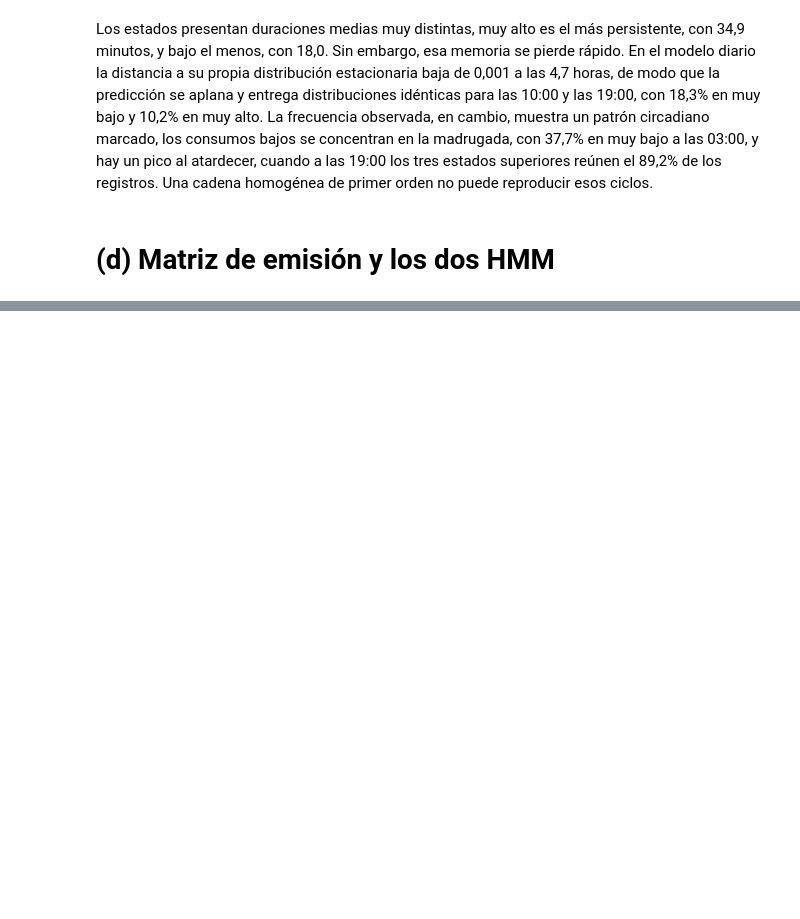
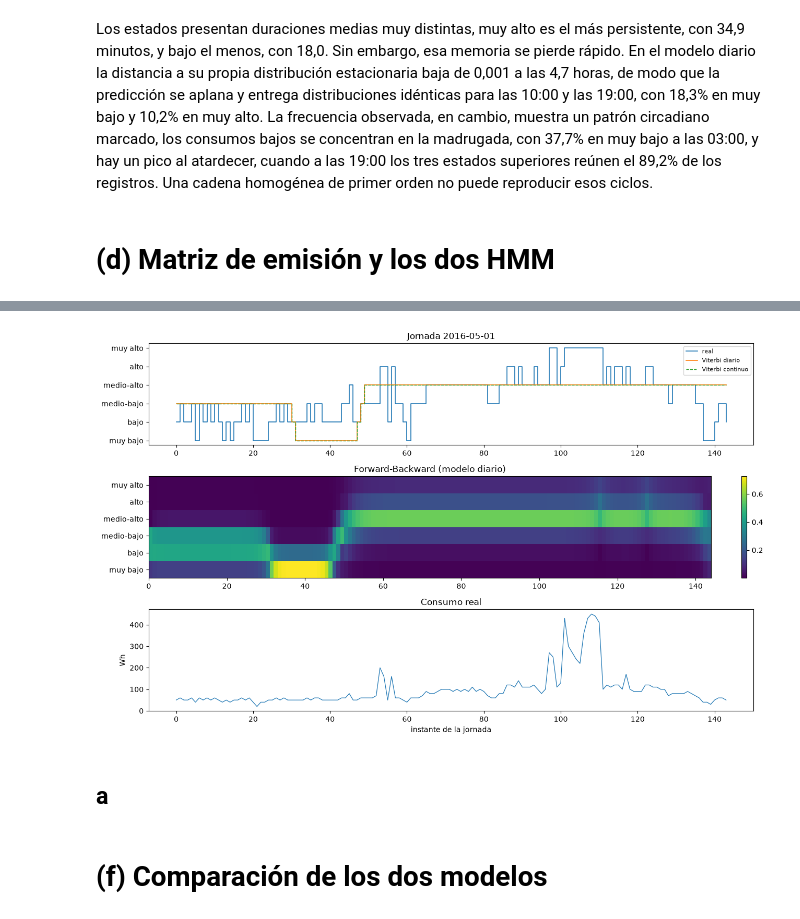
Before and after one commit to Shimumuu/Tareas_AI_2026, a Jupyter notebook: Magdalena_Correa_Martin_Melo_Tarea1_Part2.ipynb, the cells around one changed output, grey strips where cells are left out. Drawn from its saved outputs; the diff is of its cells as text; code cells hidden in the pictures; blank space fills up the shorter version.

Commit message:
Punto d y e -  Distribuciones, matrices de trancision, Forward-Backward y Viterbi realizados.

```diff
--- a/Magdalena_Correa_Martin_Melo_Tarea1_Part2.ipynb
+++ b/Magdalena_Correa_Martin_Melo_Tarea1_Part2.ipynb
@@ -529,0 +665,15 @@ Los estados presentan duraciones medias muy distintas, muy alto es el más persi
+# %%
+logv_cont, vit_cont = hmm_cont.decode(O, algorithm="viterbi")
+logv_dia, vit_dia = hmm_dia.decode(O, algorithm="viterbi")
+
+map_cont = post_cont.argmax(axis=1)
+map_dia = post_dia.argmax(axis=1)
+
+comparacion = pd.DataFrame({
+    "log P(O)": [hmm_cont.score(O), hmm_dia.score(O)],
+    "log P(camino)": [logv_cont, logv_dia],
+    "acierto Viterbi": [(vit_cont == reales).mean(), (vit_dia == reales).mean()],
+    "acierto Forward-Backward": [(map_cont == reales).mean(), (map_dia == reales).mean()],
+    "desacuerdo entre ambos": [(vit_cont != map_cont).mean(), (vit_dia != map_dia).mean()],
+}, index=["continuo", "diario"]).round(4)
+comparacion
@@ -529,0 +711,27 @@ Los estados presentan duraciones medias muy distintas, muy alto es el más persi
+# %%
+fig, ax = plt.subplots(3, 1, figsize=(13, 8))
+
+ax[0].step(range(len(O)), reales, where="post", lw=1.2, label="real")
+ax[0].step(range(len(O)), vit_dia, where="post", lw=1.2, label="Viterbi diario")
+ax[0].step(range(len(O)), vit_cont, where="post", lw=1, ls="--", label="Viterbi continuo")
+ax[0].set_yticks(range(6)); ax[0].set_yticklabels(estados)
+ax[0].legend(fontsize=8); ax[0].set_title(f"Jornada {DIA}")
+
+im = ax[1].imshow(post_dia.T, aspect="auto", origin="lower", extent=[0, len(O), -0.5, 5.5])
+ax[1].set_yticks(range(6)); ax[1].set_yticklabels(estados)
+ax[1].set_title("Forward-Backward (modelo diario)")
+fig.colorbar(im, ax=ax[1], fraction=0.02)
+
+ax[2].plot(jornada["Appliances"].values, lw=0.9)
+ax[2].set_ylabel("Wh")
+ax[2].set_title("Consumo real")
+ax[2].set_xlabel("instante de la jornada")
+
+plt.tight_layout()
+plt.show()
+# %% [output]
+[figure, added]
+# %% [markdown]
+## a
+# %% [markdown]
+# (f) Comparación de los dos modelos
```
Also changed, not shown: parts of 13 cells of this notebook.
